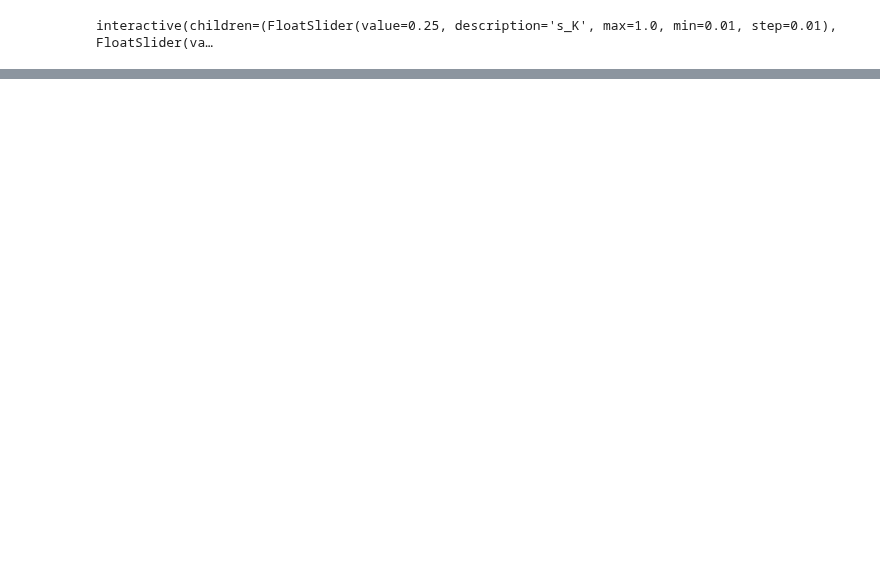
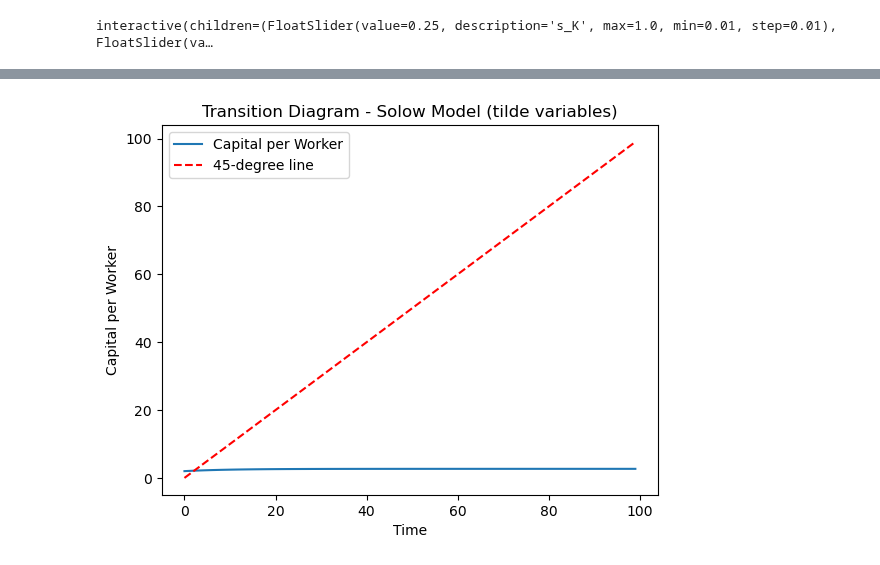
Before and after one commit to NumEconCopenhagen/projects-2023-jt, a Jupyter notebook: modelproject/modelprojectREAL.ipynb, the cells around one changed output, grey strips where cells are left out. Saved outputs shown, nothing was run; the diff lists cells and outputs as text; code cells hidden in the pictures; blank space fills up the shorter version.

```diff
--- a/modelproject/modelprojectREAL.ipynb
+++ b/modelproject/modelprojectREAL.ipynb
@@ -23,0 +223,10 @@ model = SolowModelClass()
+# %%
+# We define the two steady states:
+k_tilde = ((s_K**(1-phi) * s_H**phi)/(n+g+delta +n*g))**(1/(1-phi-alpha))
+h_tilde = ( (s_K**(alpha) * s_H**(1-alpha))/(n+g+delta +n*g))**(1/(1-phi-alpha))
+
+# Now we turn them in to pyhton function, using sympy lambdify.
+kss_function = sm.lambdify((alpha,phi,delta,n,g,s_K,s_H),k_tilde)
+hss_function = sm.lambdify((alpha,phi,delta,n,g,s_K,s_H),h_tilde)
+
+print(f'The steady state value for k is {kss_function(0.333,0.333,0.02,0.014,0.016,0.25,0.129):4f}, and the steady state value for h is {hss_function(0.333,0.333,0.02,0.014,0.016,0.25,0.129):4f}')
@@ -51,0 +277,27 @@ AttributeError: 'SolowGeneral' object has no attribute 'simulate_interactively'
+# %%
+s = 0.3        # Savings rate
+n = 0.02       # Population growth rate
+g = 0.03       # Technological progress rate
+alpha = 0.3    # Capital share of income
+delta = 0.1    # Depreciation rate
+k0 = 2.0       # Initial capital stock per worker
+t = np.arange(0, 100)  # Time period
+
+def solow_model(k_tilde, s, n, g, alpha, delta):
+    return (1 / ((1 + n) * (1 + g))) * (s * (k_tilde**alpha) + (1 - delta) * k_tilde)
+
+k_tilde = np.zeros_like(t, dtype=float)
+k_tilde[0] = k0
+
+for i in range(1, len(t)):
+    k_tilde[i] = solow_model(k_tilde[i-1], s, n, g, alpha, delta)
+
+plt.plot(t, k_tilde, label='Capital per Worker')
+plt.plot(t, t, 'r--', label='45-degree line')  # Plotting the 45-degree line
+plt.xlabel('Time')
+plt.ylabel('Capital per Worker')
+plt.title('Transition Diagram - Solow Model (tilde variables)')
+plt.legend()
+plt.show()
+# %% [output]
+[figure, added]
```
Also changed, not shown: parts of 45 cells of this notebook, 5 other files.
